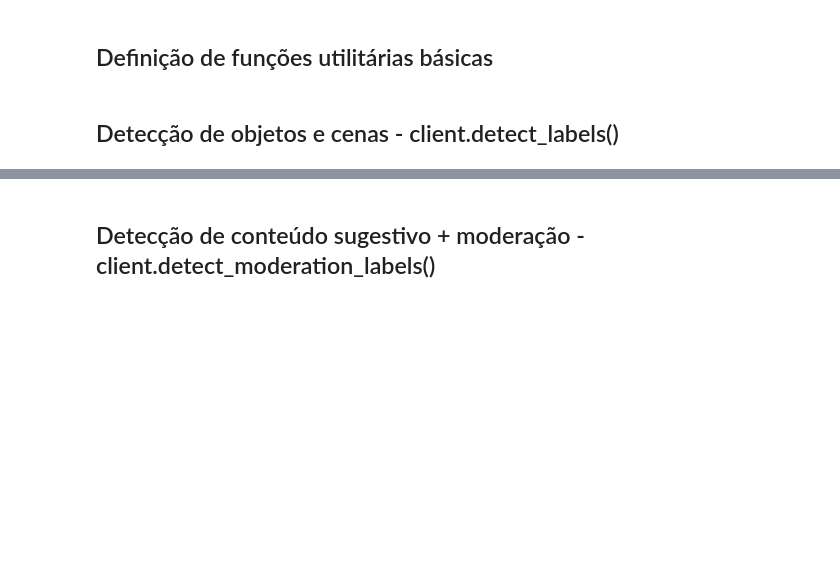
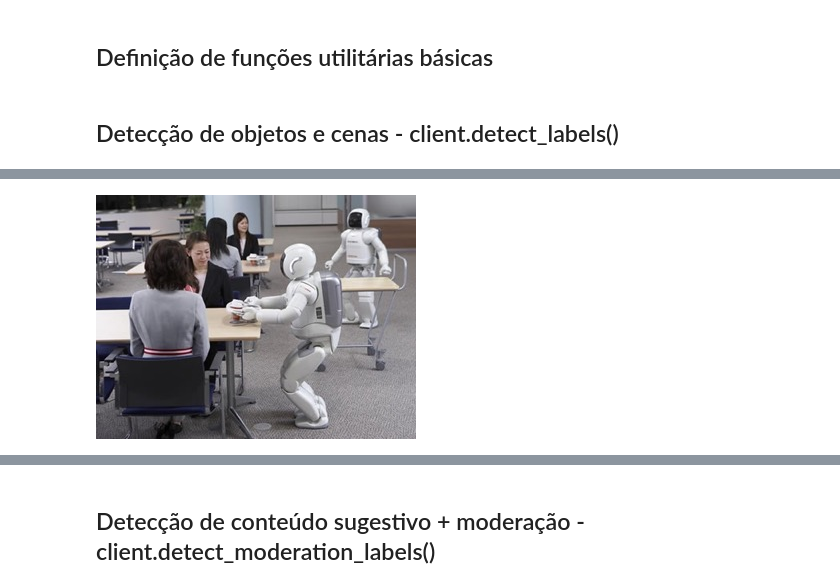
Before and after one commit to samir-souza/ai-workshop, a Jupyter notebook: lab/01_WarmUp/01_Rekognition/Rekognition.ipynb, the cells around one changed output, grey strips where cells are left out. Drawn from its saved outputs; the diff is of its cells as text; code cells hidden in the pictures; blank space fills up the shorter version.

```diff
--- a/lab/01_WarmUp/01_Rekognition/Rekognition.ipynb
+++ b/lab/01_WarmUp/01_Rekognition/Rekognition.ipynb
@@ -160 +203,5 @@ Markdown("![](%s/robots2_thumb.jpg)" % base_path)
+# %%
+disp.Image(base_dir + '/robots2_thumb.jpg' )
+# %% [output]
+[figure, added]
 # %%
```
Also changed, not shown: parts of 57 cells of this notebook, 5 other files.
